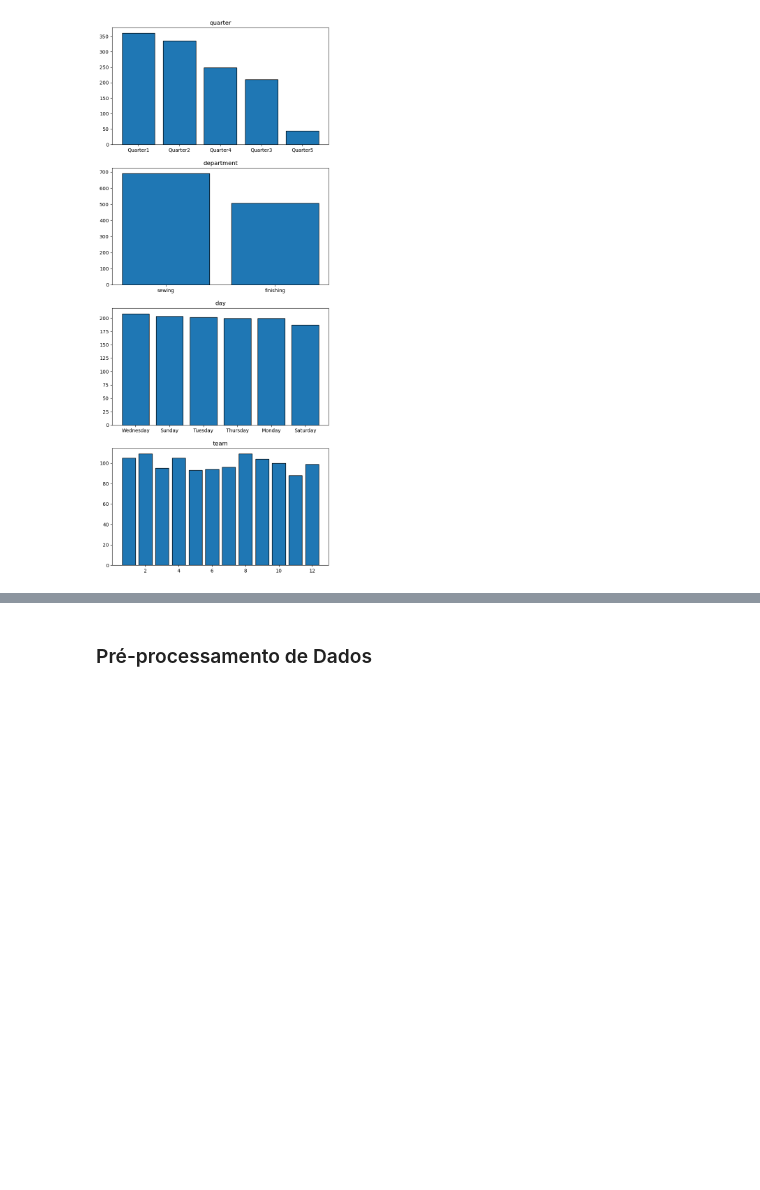
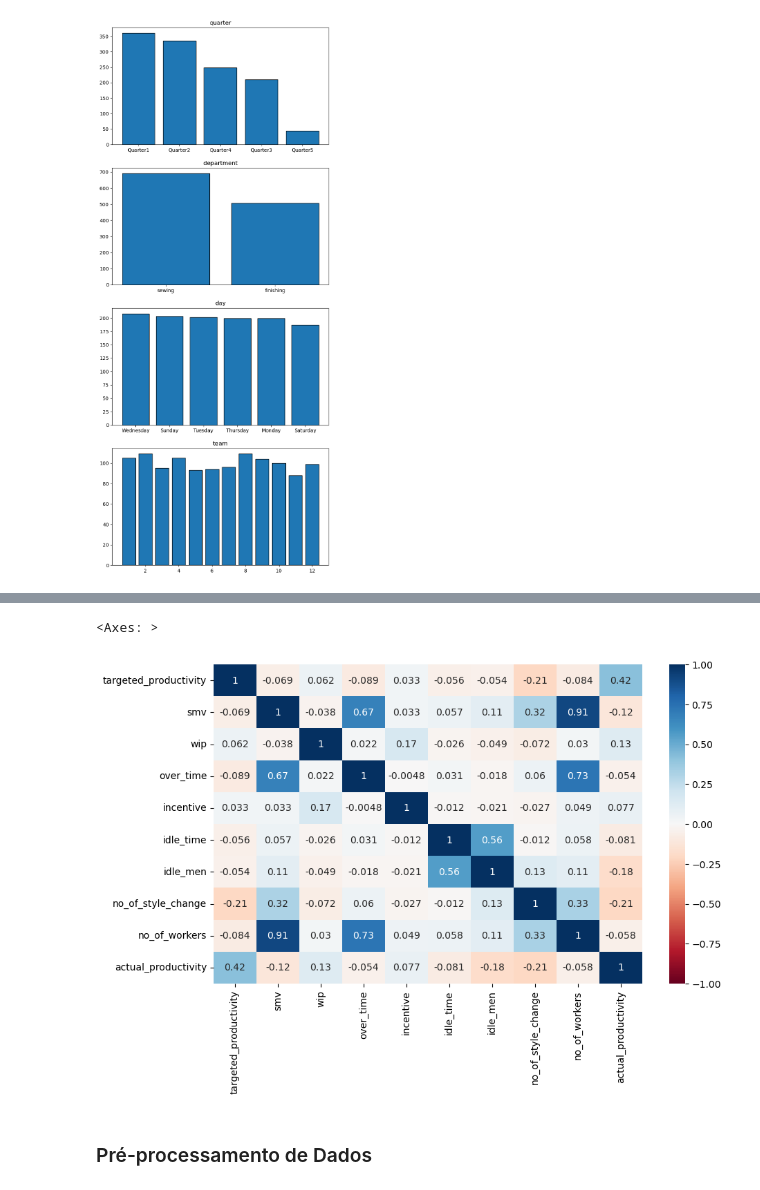
Before and after one commit to luis-rveiga/pucrj-cienciadadosanalytics, a Jupyter notebook: mvp-sprint-analise-dados/mvp-sprint-analise-dados-final.ipynb, the cells around one changed output, grey strips where cells are left out. Saved outputs shown, nothing was run; the diff lists cells and outputs as text; code cells hidden in the pictures; blank space fills up the shorter version.

```diff
--- a/mvp-sprint-analise-dados/mvp-sprint-analise-dados-final.ipynb
+++ b/mvp-sprint-analise-dados/mvp-sprint-analise-dados-final.ipynb
@@ -274,3 +307,9 @@ Text(0.5, 1.0, 'team')
+# %%
+plt.figure(figsize = (10,6))
+sns.heatmap(dataset[['targeted_productivity','smv','wip','over_time','incentive','idle_time','idle_men','no_of_style_change','no_of_workers','actual_productivity']].corr(), annot=True, cmap='RdBu', vmin=-1, vmax=1)
+# %% [output]
+<Axes: >
+[figure, added]
 # %% [markdown]
 ### Pré-processamento de Dados
 # %% [markdown]
```
Also changed, not shown: parts of 4 cells of this notebook.
